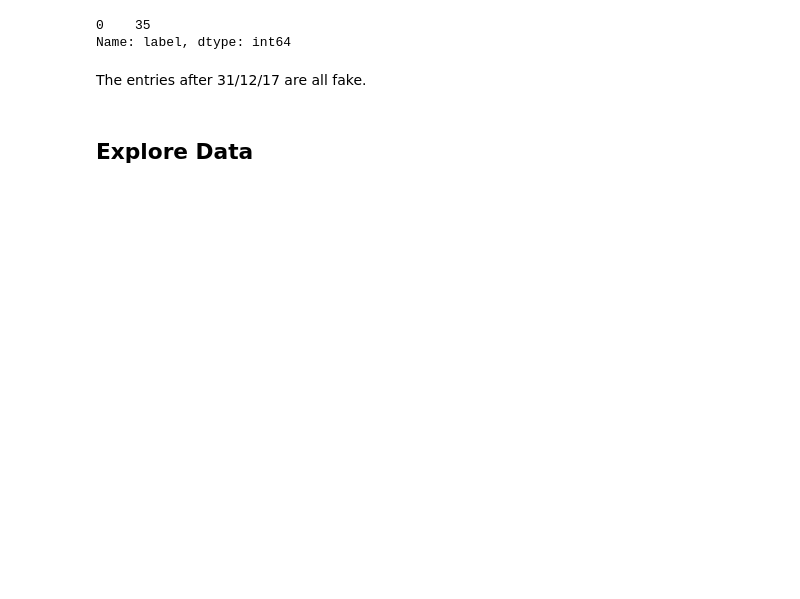
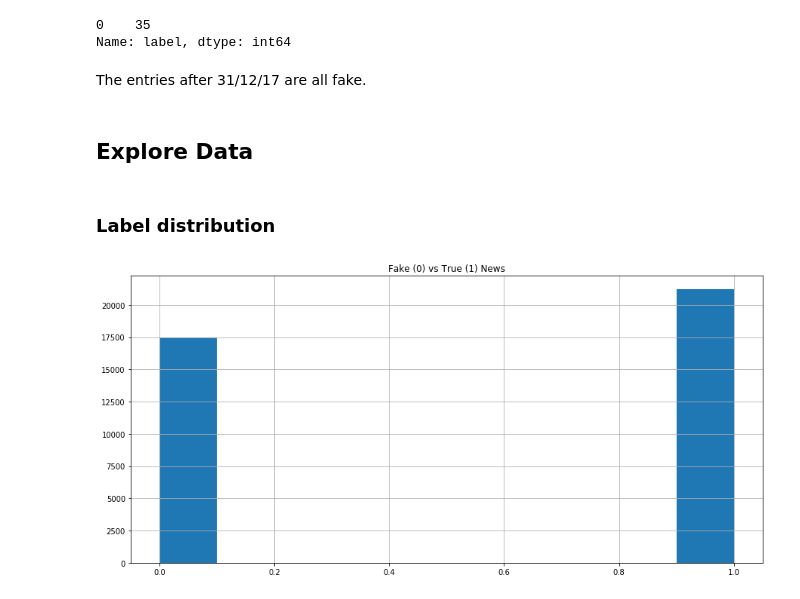
Before and after one commit to nadinezab/fake-news, a Jupyter notebook: 1_EDA.ipynb, the cells around one changed output. Saved outputs shown, nothing was run; the diff lists cells and outputs as text; code cells hidden in the pictures; blank space fills up the shorter version.

```diff
--- a/1_EDA.ipynb
+++ b/1_EDA.ipynb
@@ -268,0 +286,10 @@ The entries after 31/12/17 are all fake.
+# %% [markdown]
+### Label distribution
+# %%
+# Plot label distribution
+plt.figure(figsize = (15, 7))
+df2['label'].hist()
+plt.title('Fake (0) vs True (1) News')
+plt.show()
+# %% [output]
+[figure, added]
```
Also changed, not shown: parts of 31 cells of this notebook, 1 other file.
